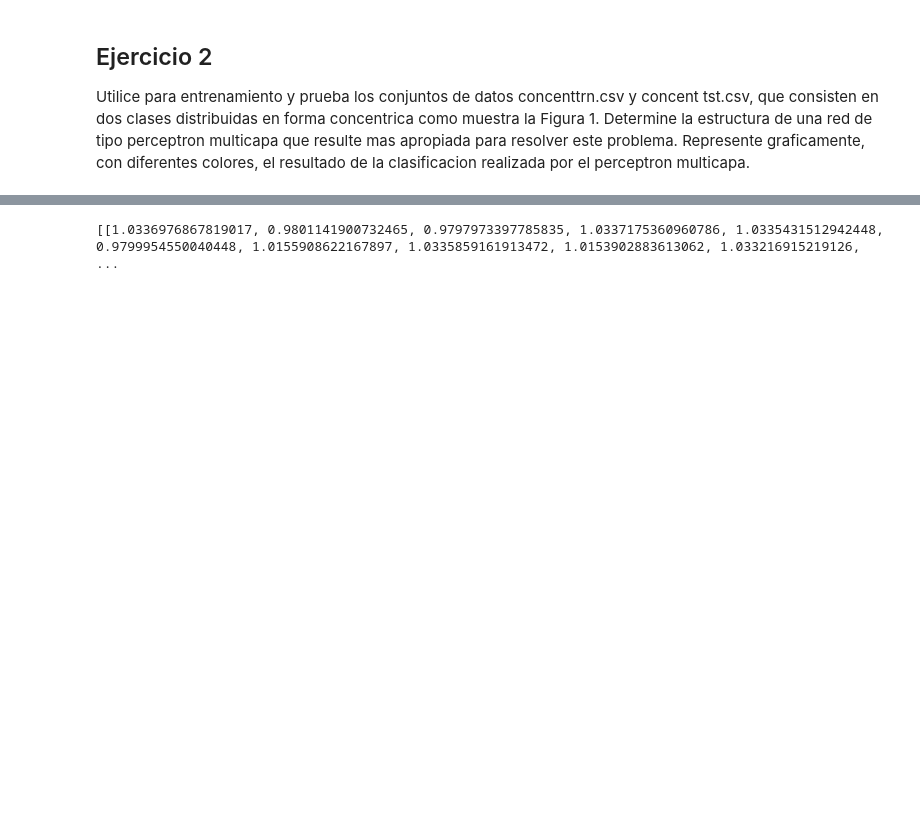
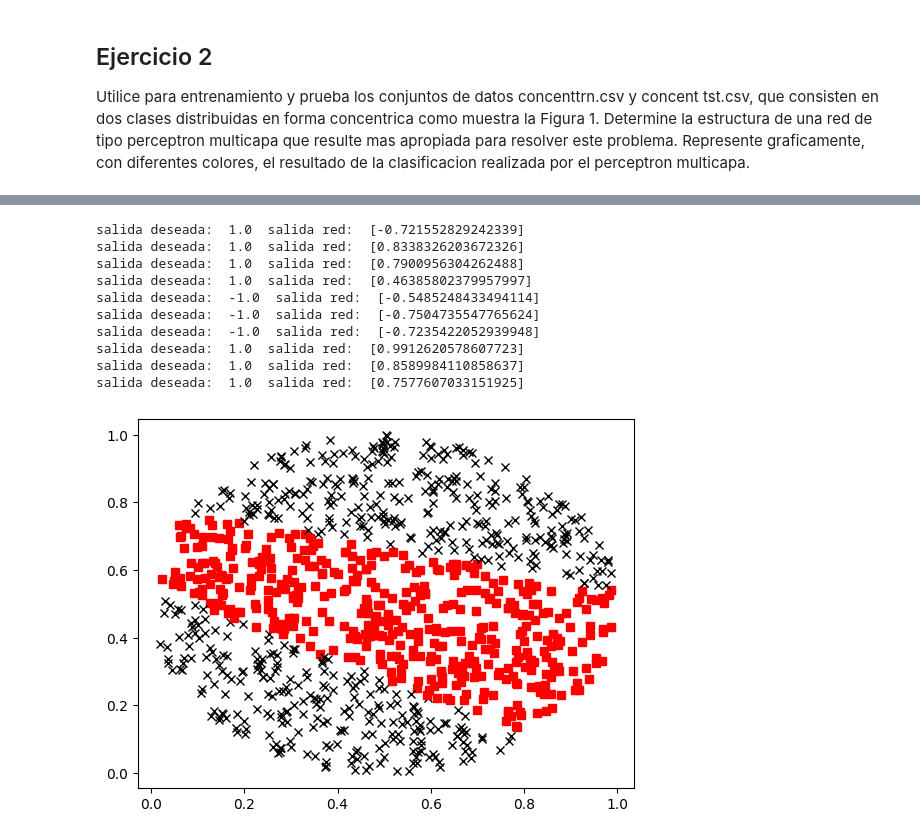
Before and after one commit to aguusandy/ic_2023, a Jupyter notebook: inteligencia_guia2.ipynb, the cells around one changed output, grey strips where cells are left out. Drawn from its saved outputs; the diff is of its cells as text; code cells hidden in the pictures; blank space fills up the shorter version.

```diff
--- a/inteligencia_guia2.ipynb
+++ b/inteligencia_guia2.ipynb
@@ -245,5 +245,16 @@ print(datos_pruebas_ej2)
 # %%
 # prueba de la red
 salidas_ej2 = prueba_red(datos_pruebas_ej2,pesos_ej2,red_size_ej2)
+for n in np.arange(0,10):
+  print('salida deseada: ',datos_pruebas_ej2[n][len(datos_pruebas_ej2[n])-1], ' salida red: ',salidas_ej2[n])
 # %% [output]
-[[1.0336976867819017, 0.9801141900732465, 0.9797973397785835, 1.0337175360960786, 1.0335431512942448, 0.9799954550040448, 1.0155908622167897, 1.0335859161913472, 1.0153902883613062, 1.033216915219126, ...
+salida deseada:  1.0  salida red:  [-0.721552829242339]
+salida deseada:  1.0  salida red:  [0.8338326203672326]
+salida deseada:  1.0  salida red:  [0.7900956304262488]
+salida deseada:  1.0  salida red:  [0.46385802379957997]
+salida deseada:  -1.0  salida red:  [-0.5485248433494114]
+salida deseada:  -1.0  salida red:  [-0.7504735547765624]
+salida deseada:  -1.0  salida red:  [-0.7235422052939948]
+salida deseada:  1.0  salida red:  [0.9912620578607723]
+salida deseada:  1.0  salida red:  [0.8589984110858637]
+salida deseada:  1.0  salida red:  [0.7577607033151925]
@@ -251,0 +261,12 @@ salidas_ej2 = prueba_red(datos_pruebas_ej2,pesos_ej2,red_size_ej2)
+# %%
+# dibujamos los resultados
+plt.figure('puntos del ejercicio 2')
+for n in np.arange(0,len(salidas_ej2)-1):
+  nodo = datos_pruebas_ej2[n]
+  if(salidas_ej2[n][0] < 0):
+    plt.plot(nodo[1],nodo[2],'rs')
+  else:
+    plt.plot(nodo[1],nodo[2],'kx')
+plt.show()
+# %% [output]
+[figure, added]
```
Also changed, not shown: parts of 9 cells of this notebook.
